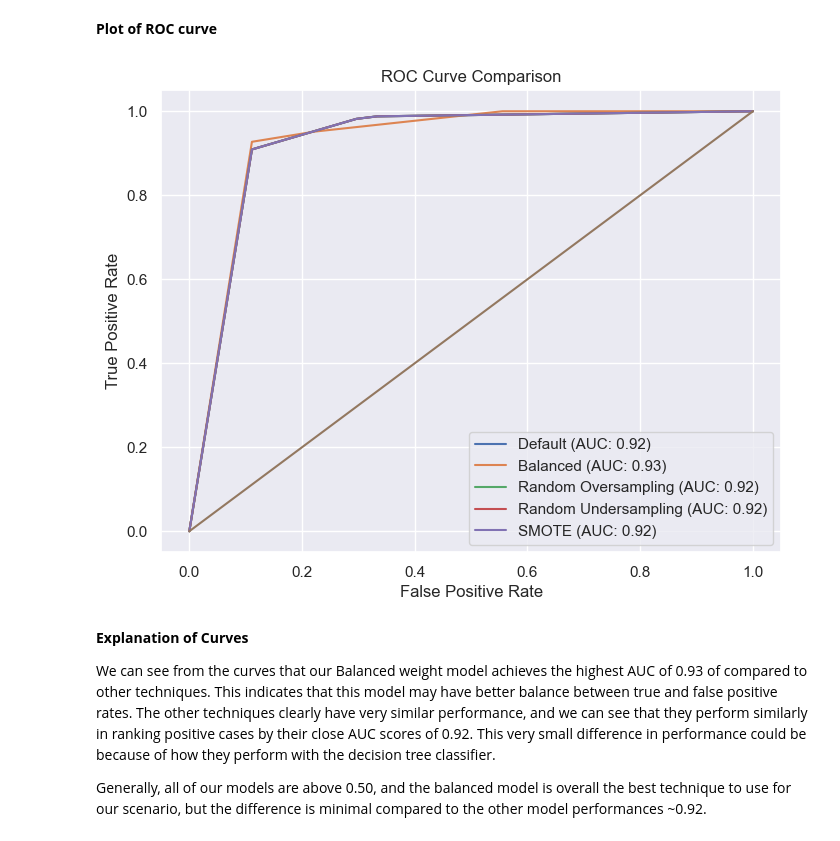
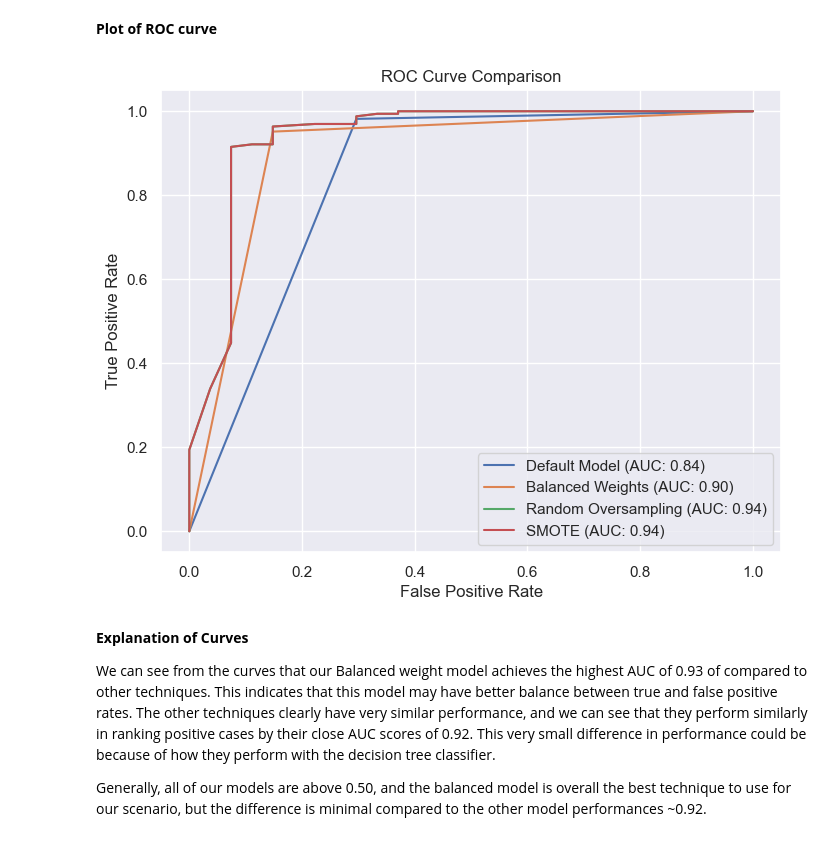
Before and after one commit to jss2326/AML-Final-Project, a Jupyter notebook: AML_Deliverable 3_Group 24.ipynb, the cells around one changed output. Cells and saved outputs as stored; diff of their text form; code cells hidden in the pictures.

```diff
--- a/AML_Deliverable 3_Group 24.ipynb
+++ b/AML_Deliverable 3_Group 24.ipynb
@@ -877,0 +851,31 @@ for name, model in models.items():
+# %%
+models = {
+    "Default Model": DecisionTreeClassifier(random_state=42),
+    "Balanced Weights": DecisionTreeClassifier(class_weight="balanced", random_state=42),
+    "Random Oversampling": RandomForestClassifier(random_state=42),
+    "SMOTE": RandomForestClassifier(random_state=42),
+}
+
+oversampler = SMOTE(random_state=42)
+X_train_smote, y_train_smote = oversampler.fit_resample(X_train, y_train)
+pred = {}
+
+for model_name, model in models.items():
+
+    if model_name == "SMOTE":
+        model.fit(X_train_smote, y_train_smote)
+
+    else:
+        model.fit(X_train, y_train)
+    pred[model_name] = model.predict(X_test)
+
+
+fig, axes = plt.subplots(1, len(models), figsize=(12, 7))
+for ax, (model_name, y_pred) in zip(axes, pred.items()):
+    ConfusionMatrixDisplay.from_predictions(y_test, y_pred, ax=ax, colorbar=False)
+
+
+    ax.set_title(model_name)
+
+plt.tight_layout()
+plt.show()
@@ -904,29 +910,25 @@ Similar performance can be seen across all the performance metrics!
 # %% [markdown]
 **Plot of ROC curve**
 # %%
-from sklearn.metrics import roc_curve
-
-
 plt.figure(figsize=(8, 6))
 
-for name, model in models.items():
+for model_name, model in models.items():
+
     model.fit(X_train, y_train)
     y_pred_proba = model.predict_proba(X_test)[:, 1]
     fpr, tpr, _ = roc_curve(y_test, y_pred_proba)
     auc = roc_auc_score(y_test, y_pred_proba)
-    plt.plot(fpr, tpr, label=f"{name} (AUC: {auc:.2f})")
-
-plt.plot([0, 1], [0, 1])
+    plt.plot(fpr, tpr, label=f"{model_name} (AUC: {auc:.2f})")
 
 plt.xlabel("False Positive Rate")
 plt.ylabel("True Positive Rate")
 plt.title("ROC Curve Comparison")
 
 
 plt.legend()
 plt.show()
 # %% [output]
-[figure, old version]
+[figure, new version]
 # %% [markdown]
 **Explanation of Curves**
 
```
Also changed, not shown: parts of 36 cells of this notebook.
